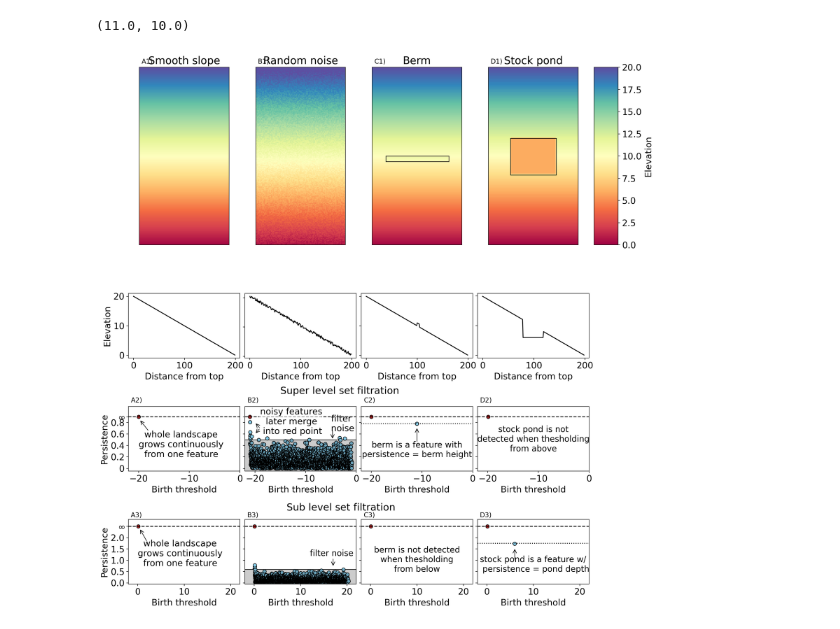
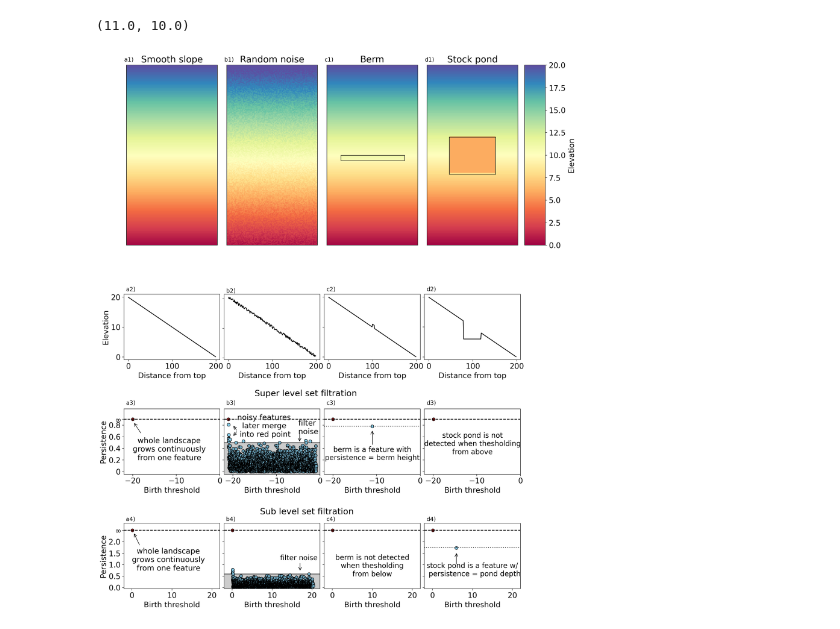
Before and after one commit to ggrindstaff/Connectivity, a Jupyter notebook: Colab_notebooks/PH_Examples.ipynb, the cells around one changed output. Cells and saved outputs as stored; diff of their text form; code cells hidden in the pictures.

```diff
--- a/Colab_notebooks/PH_Examples.ipynb
+++ b/Colab_notebooks/PH_Examples.ipynb
@@ -280,7 +280,7 @@ plt.rcParams.update({'font.size': 16})
 dotsize = 40
 
 import matplotlib.gridspec as gridspec
-fig2 = plt.figure(figsize = (4*len(data.keys()),17))
+fig2 = plt.figure(figsize = (4*len(data.keys()),20))
 spec2 = gridspec.GridSpec(ncols=len(data.keys())*4+1, nrows=5, figure=fig2)
 ax0 = fig2.add_subplot(spec2[:2, 0:4])
 ax1 = fig2.add_subplot(spec2[:2, 4:8])
@@ -305,7 +305,7 @@ axs = [[ax0,ax1,ax2,ax3],
        [ax4,ax5,ax6,ax7],
        [ax8,ax9,ax10,ax11]]
 
-textlabel = ['A','B','C','D','E']
+textlabel = ['a','b','c','d','e']
 for i in range(len(data.keys())):
   ax = axs[0][i]
   d = data[i+1]
@@ -314,7 +314,7 @@ for i in range(len(data.keys())):
   ax.set_ylim(198,0)
   ax.set_xticks([])
   ax.set_yticks([])
-  ax.text(2,-4,textlabel[i]+'1)',fontsize=12,c='k')
+  ax.text(-3,-4,textlabel[i]+'1)',fontsize=12,c='k')
 
 ax = axs[0][2]
 lw=1
@@ -343,6 +343,7 @@ for i in range(len(dgms.keys())):
   else:
     ax.set_ylabel('Elevation')
   ax.set_xlabel('Distance from top')
+  ax.text(-5,22,textlabel[i]+'2)',fontsize=12,)
 
 
 for i in range(len(dgms.keys())):
@@ -352,7 +353,7 @@ for i in range(len(dgms.keys())):
   ax.set_yticks([0,0.2,0.4,0.6,0.8,0.9])
   # ax.set_xticklabels(['20','15','10','5','0'])
   ax.set_yticklabels([0,0.2,0.4,0.6,0.8,r"$\infty$"])
-  ax.text(-21.5,1.15,textlabel[i]+'2)',fontsize=12,)
+  ax.text(-21.5,1.15,textlabel[i]+'3)',fontsize=12,)
   if i>0:
     ax.set_yticklabels([])
   ax.set_xlabel('Birth threshold')
@@ -363,7 +364,7 @@ for i in range(len(dgms.keys())):
   ax.set_ylim(-.05,2.8)
   ax.set_yticks([0,0.5,1,1.5,2,2.5])
   ax.set_yticklabels([0.0,0.5,1.0,1.5,2.0,r"$\infty$"])
-  ax.text(-1.5,2.9,textlabel[i]+'3)',fontsize=12,)
+  ax.text(-1.5,2.9,textlabel[i]+'4)',fontsize=12,)
   if i>0:
     ax.set_yticklabels([])
 
@@ -400,31 +401,31 @@ ax.text(-11,0.3,'stock pond is not\ndetected when thesholding\nfrom above',
 ax = axs[3][2]
 ax.text(10,0.5,'berm is not detected\nwhen thesholding\nfrom below',
         ha = 'center',fontsize = 15)
 
 ax = axs[2][2]
 ax.axhline(0.78,c='k',ls=':')
 ax.text(-11,0.2,'berm is a feature with\npersistence = berm height',
         ha = 'center',fontsize = 15)
 ax.annotate("", xy=(-11,0.72), xytext=(-11,0.45),
             arrowprops=dict(arrowstyle="->"))
 
 ax = axs[3][3]
 ax.axhline(1.75,c='k',ls=':')
 ax.text(-1.5,0.5,'stock pond is a feature w/\n persistence = pond depth'
         ,fontsize = 15 )
 ax.annotate("", xy=(6,1.55), xytext=(6,1),
             arrowprops=dict(arrowstyle="->"))
 
 ax = axs[3][1]
 ax.axhspan(-1,0.6,facecolor = 'k',alpha = 0.2,)#zorder = -1)
 ax.axhline(0.6,c='k',lw=1,zorder= -1)
 ax.text(12,1.2,'filter noise',fontsize = 15)
 ax.annotate("", xy=(17,.7), xytext=(17,1.1),
             arrowprops=dict(arrowstyle="->"))
 
 axs[2][1].text(-15,1.3,'Super level set filtration',fontsize = 18)
 axs[3][1].text(7,3.2,'Sub level set filtration', fontsize = 18)
 
 plt.subplots_adjust(hspace=0.75)#,wspace = 0.5,)
 # %% [output]
-[figure, old version]
+[figure, new version]
```
Also changed, not shown: parts of 1 cell of this notebook.
